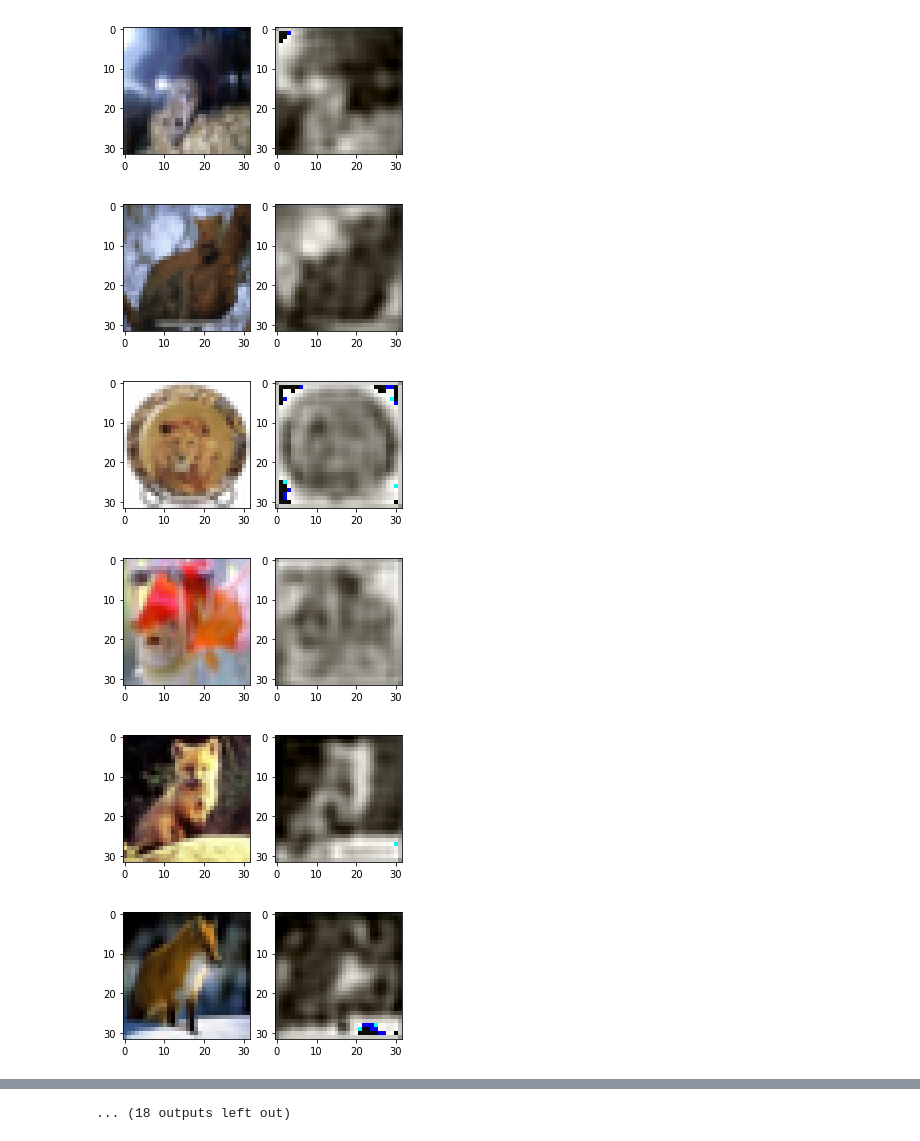
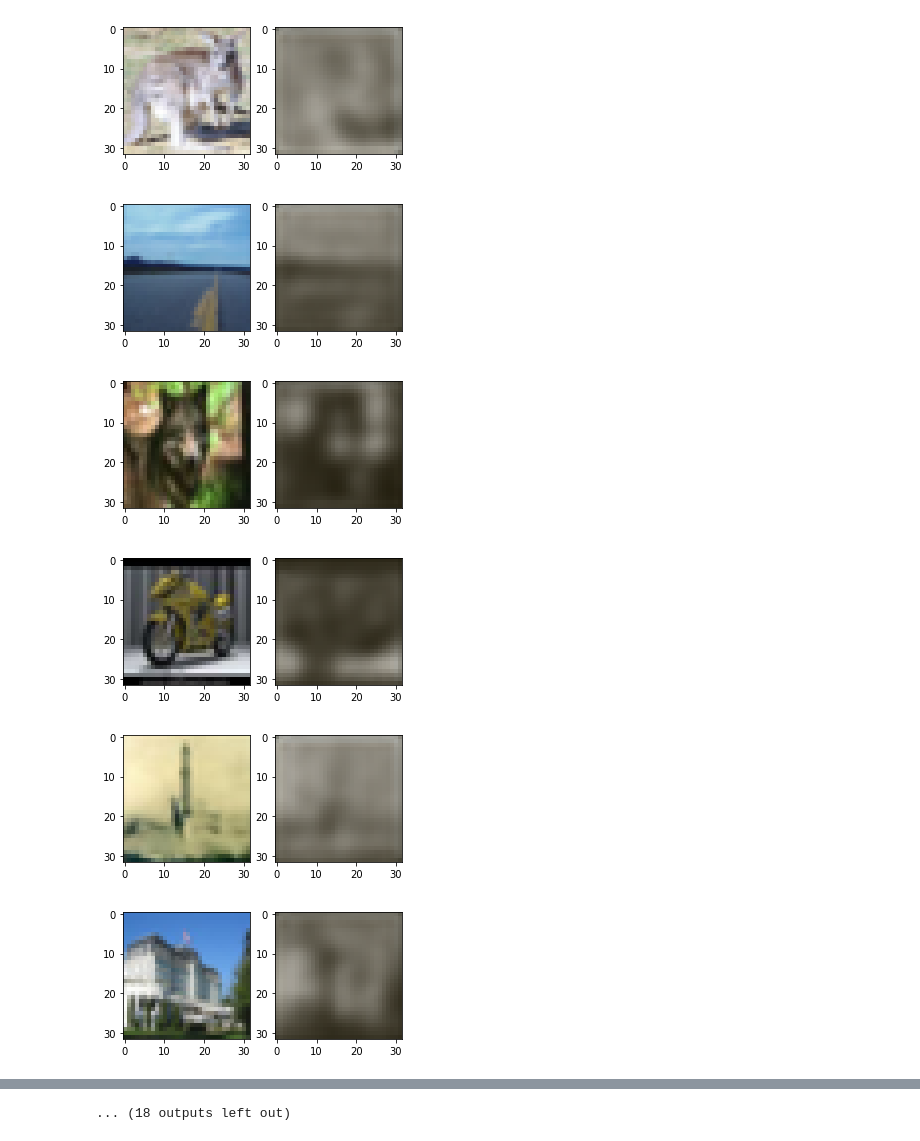
Before and after one commit to geschd23/DeepLearningHW, a Jupyter notebook: Homework3/imageDisplay.ipynb, the cells around one changed output, grey strips where cells are left out. Drawn from its saved outputs; the diff is of its cells as text; code cells hidden in the pictures.

```diff
--- a/Homework3/imageDisplay.ipynb
+++ b/Homework3/imageDisplay.ipynb
@@ -1,23 +1,23 @@
 # %%
 from matplotlib import pyplot as plt
 import numpy as np
 
-dir = "output/run23"
+dir = "output3/run13"
 
 dataIn = np.load(dir+"/sampleIn.npy")
 dataOut = np.load(dir+"/sampleOut.npy")
 
 for i in range(dataIn.shape[0]):
     fig=plt.figure(figsize=(5, 5))
     fig.add_subplot(1, 2, 1)
     plt.imshow(dataIn[i], interpolation='nearest')
     fig.add_subplot(1, 2, 2)
     plt.imshow(dataOut[i], interpolation='nearest')
     plt.show()
 # %% [output]
-[figure, old version]
+[figure, new version]
-[figure, old version]
+[figure, new version]
-[figure, old version]
+[figure, new version]
-[figure, old version]
+[figure, new version]
-[figure, old version]
+[figure, new version]
-[figure, old version]
+[figure, new version]
```
Also changed, not shown: parts of 2 cells of this notebook, 8 other files.
